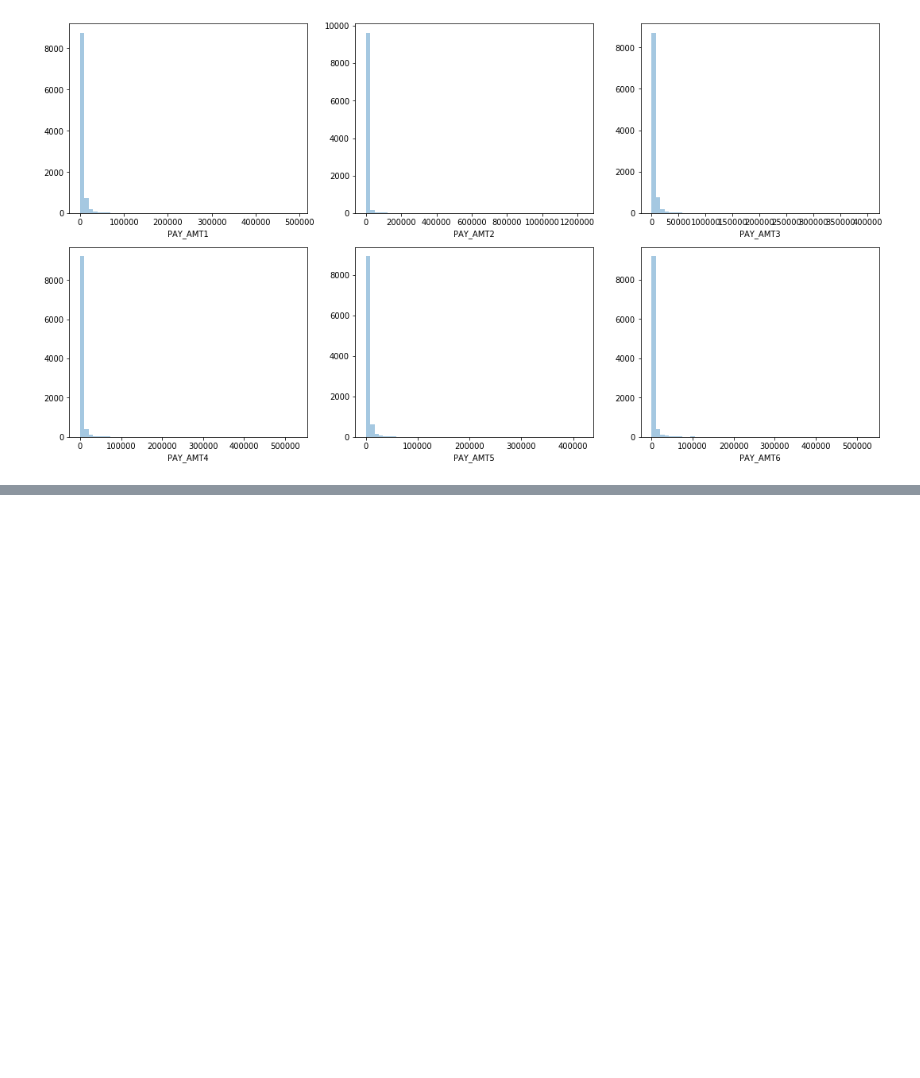
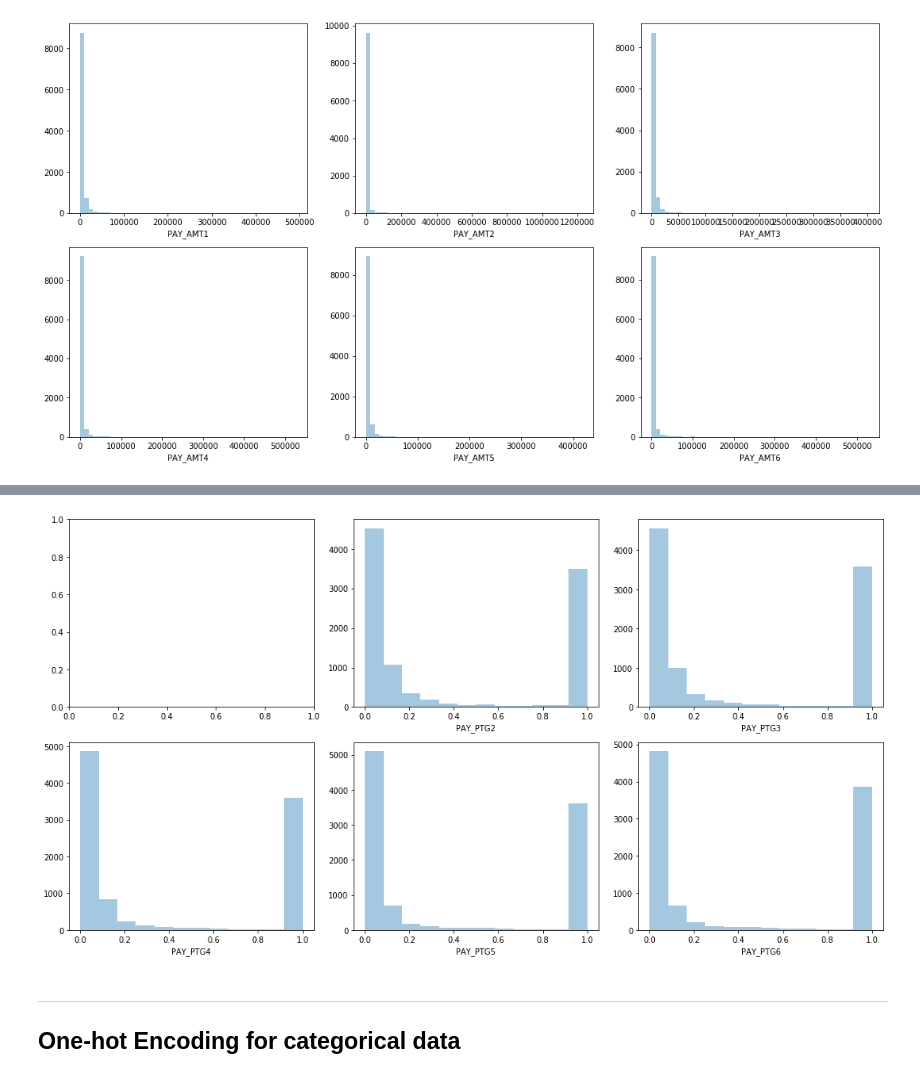
Before and after one commit to yickminglee/Reap-DS-challenge, a Jupyter notebook: Exploratory Data Analysis.ipynb, the cells around one changed output, grey strips where cells are left out. Cells and saved outputs as stored; diff of their text form; code cells hidden in the pictures; blank space fills up the shorter version.

```diff
--- a/Exploratory Data Analysis.ipynb
+++ b/Exploratory Data Analysis.ipynb
@@ -479,0 +543,20 @@ monthly_plot(df_explore, 'PAY_AMT')
+# %%
+for i in range(1,6):
+    df_explore['PAY_PTG'+str(i+1)] = ((df_explore['PAY_AMT'+str(i)]+0.01) / (df_explore['BILL_AMT'+str(i+1)]+0.01)).clip(upper=1)
+# %%
+fig,axes = plt.subplots(2,3,figsize=(15,8))
+axes = axes.flatten()
+
+for i, ax in enumerate(axes):
+    if i in range(1,6):
+        plt.subplot(ax)
+        sns.distplot(df_explore['PAY_PTG'+str(i+1)], kde=False, ax=ax)
+        ax.set(xlabel='PAY_PTG'+str(i+1))
+
+plt.tight_layout()
+# %% [output]
+[figure, added]
+# %% [markdown]
+---
+
+## One-hot Encoding for categorical data
```
Also changed, not shown: parts of 48 cells of this notebook, 1 other file.
